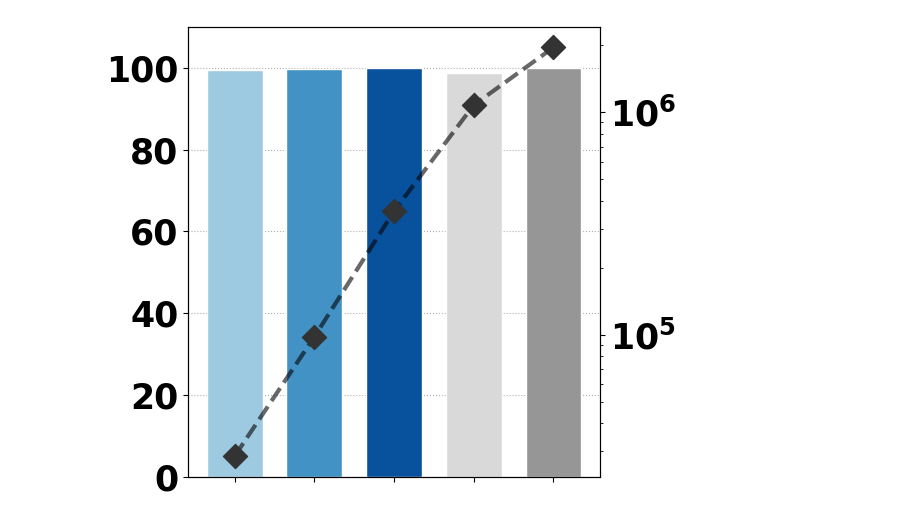
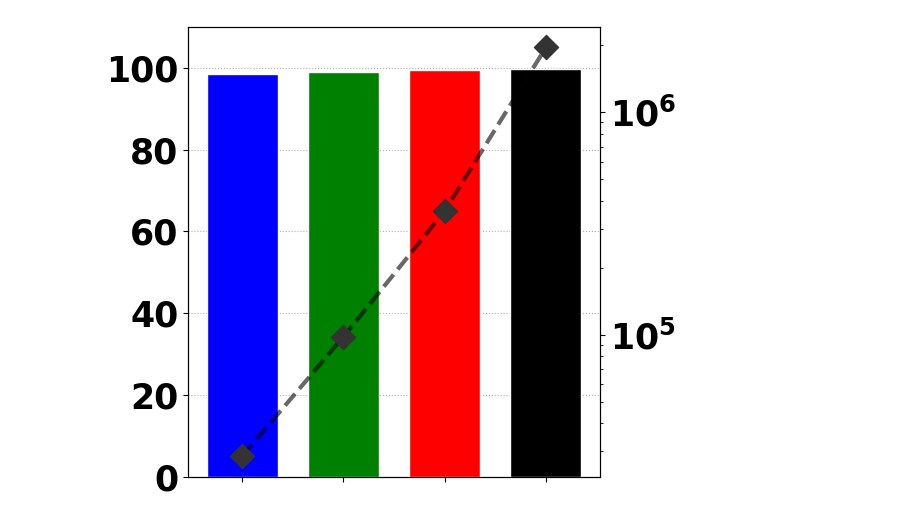
Before and after one commit to yuuharu11/LNN-control, a Jupyter notebook: robomimic/myscript/ipynb/base.ipynb, the cells around one changed output. Saved outputs shown, nothing was run; the diff lists cells and outputs as text; code cells hidden in the pictures.

```diff
--- a/robomimic/myscript/ipynb/base.ipynb
+++ b/robomimic/myscript/ipynb/base.ipynb
@@ -200,6 +200,7 @@ def get_topk_avg_score(
         df_top.groupby("model")
         .agg(
             success_rate=("success_rate_max", "mean"),
+            success_rate_std=("success_rate_max", "std"),
             return_avg=("return_mean", "mean"),
             n_seeds=("seed", "nunique"),
             selected_seeds=("seed", lambda s: sorted(map(int, s.tolist()))),
@@ -266,22 +267,22 @@ def aggregate_multiple_csvs(
 # 使い方（このセルで df_all を作る。下のセルは df_all を参照する）
 # -------------------------------------------------
 csv_files = [
-    "/work/robomimic/csv/result/baseline/lift/ncp_u64.csv",
-    "/work/robomimic/csv/result/baseline/lift/ncp_u128.csv",
-    "/work/robomimic/csv/result/baseline/lift/ncp_u256.csv",
-    "/work/robomimic/csv/result/baseline/lift/mlp.csv",
-    "/work/robomimic/csv/result/baseline/lift/rnn.csv",
+    "/work/robomimic/csv/result/baseline/try/lift/ncp_u64.csv",
+    "/work/robomimic/csv/result/baseline/try/lift/ncp_u128.csv",
+    "/work/robomimic/csv/result/baseline/try/lift/ncp_u256.csv",
+    "/work/robomimic/csv/result/baseline/try/lift/mlp.csv",
+    "/work/robomimic/csv/result/baseline/try/lift/rnn.csv",
 ]
 
 df_all, df_top_detail = aggregate_multiple_csvs(
     csv_files,
-    top_k=5,
+    top_k=10,
     rank_by="success_rate",  # "return" に切り替えてもOK
     return_details=True,
  )
 
 # 表示は短く（切れ対策）
-df_summary = df_all[["model", "success_rate", "params", "n_seeds"]].sort_values("params")
+df_summary = df_all[["model", "success_rate", "success_rate_std", "params", "n_seeds"]].sort_values("params")
 display(df_summary)
 
 # =================================================
@@ -342,6 +336,14 @@ explicit_color = {
     "bc-pure":       "#d9d9d9",
     "bc-rnn-pure":   "#969696",
 }
+
+explicit_color = {
+    "ncp_u64_best":  "blue",
+    "ncp_u128_best": "green",
+    "ncp_u256_best": "red",
+    "bc-pure":       "#000000",
+    "bc-rnn-pure":   "#000000",
+}
 default_color = "#d9d9d9"
 
 def get_color(model_name):
@@ -356,7 +358,6 @@ model_order = [
     "ncp_u64_best",
     "ncp_u128_best",
     "ncp_u256_best",
-    "bc-pure",
     "bc-rnn-pure",
 ]
 
@@ -422,31 +423,31 @@ def plot_dual_axis_bar():
             ticker.LogFormatterMathtext(base=10)
         )
         ax1.grid(
             which="both",
             axis="y",
             linestyle=":",
             alpha=1.0,
             zorder=0
         )
 
         # =========================
         # 軸数字の表示制御
         # =========================
         if i != 0:
             ax1.set_yticklabels([])
             ax1.tick_params(axis="y", length=0)
             ax1.set_ylabel("")
 
         if i != len(axes) - 1:
             ax2.set_yticklabels([])
             ax2.tick_params(axis="y", length=0)
             ax2.set_ylabel("")
 
     plt.tight_layout()
     plt.show()
 
 
 # 実行
 plot_dual_axis_bar()
 # %% [output]
-[figure, old version]
+[figure, new version]
```
Also changed, not shown: parts of 7 cells of this notebook, 22 other files.
